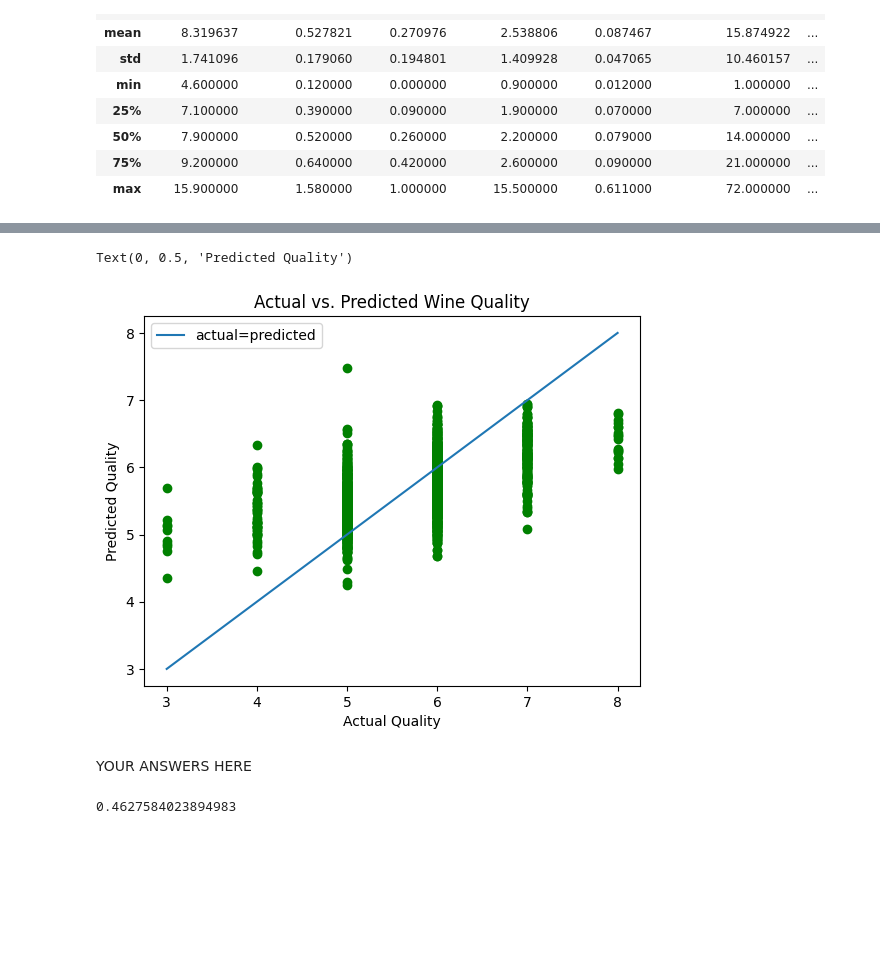
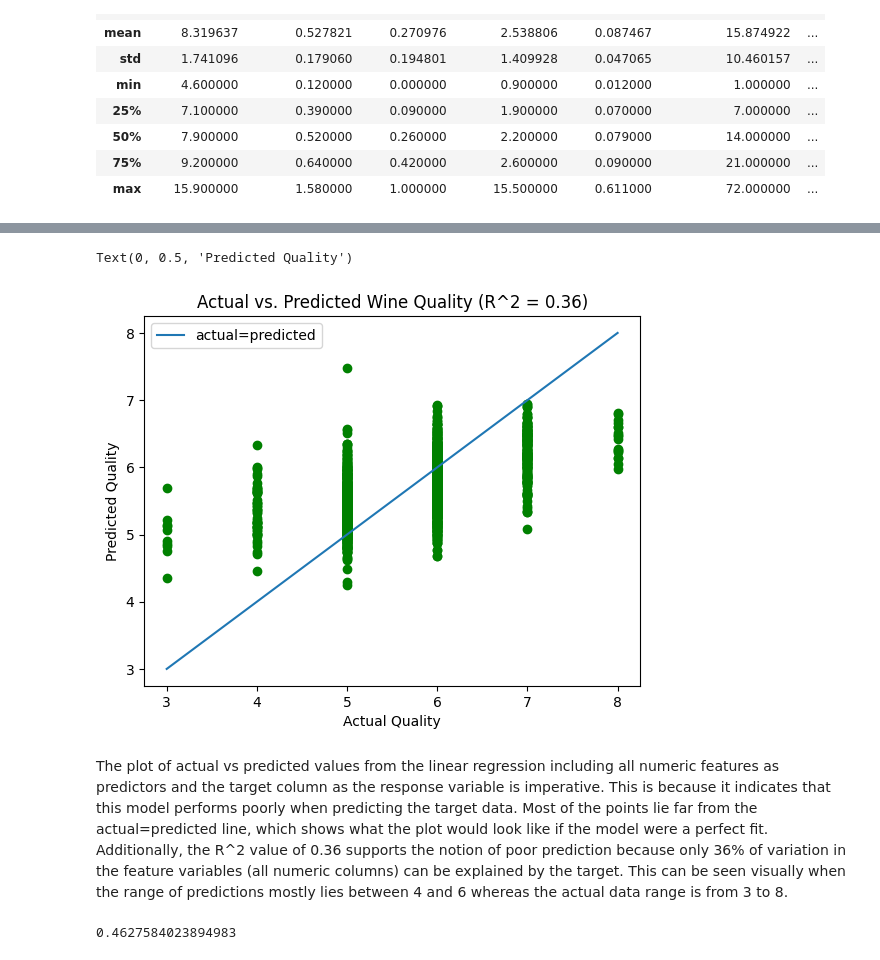
Before and after one commit to karaconrad15/dx602-final-project, a Jupyter notebook: project.ipynb, the cells around one changed output, grey strips where cells are left out. Saved outputs shown, nothing was run; the diff lists cells and outputs as text; code cells hidden in the pictures; blank space fills up the shorter version.

```diff
--- a/project.ipynb
+++ b/project.ipynb
@@ -177,20 +197,20 @@ YOUR ANSWERS HERE
 # %%
 #Chart 2: Actual vs. Predicted Wine Quality from Full Linear Regression Model
 min_value = min(wine_target.min(),wine_regr_preds.min())
 max_value = max(wine_target.max(),wine_regr_preds.max())
 plt.plot([min_value,max_value],[min_value,max_value],label="actual=predicted")
 plt.scatter(wine_target,wine_regr_preds,color="green")
-plt.title("Actual vs. Predicted Wine Quality")
+plt.title("Actual vs. Predicted Wine Quality (R^2 = 0.36)")
 plt.xlabel("Actual Values")
 plt.ylabel("Predicted Values")
 plt.legend()
 plt.xlabel("Actual Quality")
 plt.ylabel("Predicted Quality")
 # %% [output]
 Text(0, 0.5, 'Predicted Quality')
-[figure, old version]
+[figure, new version]
-# %% [markdown]
-YOUR ANSWERS HERE
+# %% [markdown]
+The plot of actual vs predicted values from the linear regression including all numeric features as predictors and the target column as the response variable is imperative. This is because it indicates that this model performs poorly when predicting the target data. Most of the points lie far from the actual=predicted line, which shows what the plot would look like if the model were a perfect fit. Additionally, the R^2 value of 0.36 supports the notion of poor prediction because only 36% of variation in the feature variables (all numeric columns) can be explained by the target. This can be seen visually when the range of predictions mostly lies between 4 and 6 whereas the actual data range is from 3 to 8.
 # %%
 #Chart 3: Decision Tree Regression for Actual vs Predicted Wine Quality
 import sklearn.tree
```
Also changed, not shown: parts of 9 cells of this notebook.
